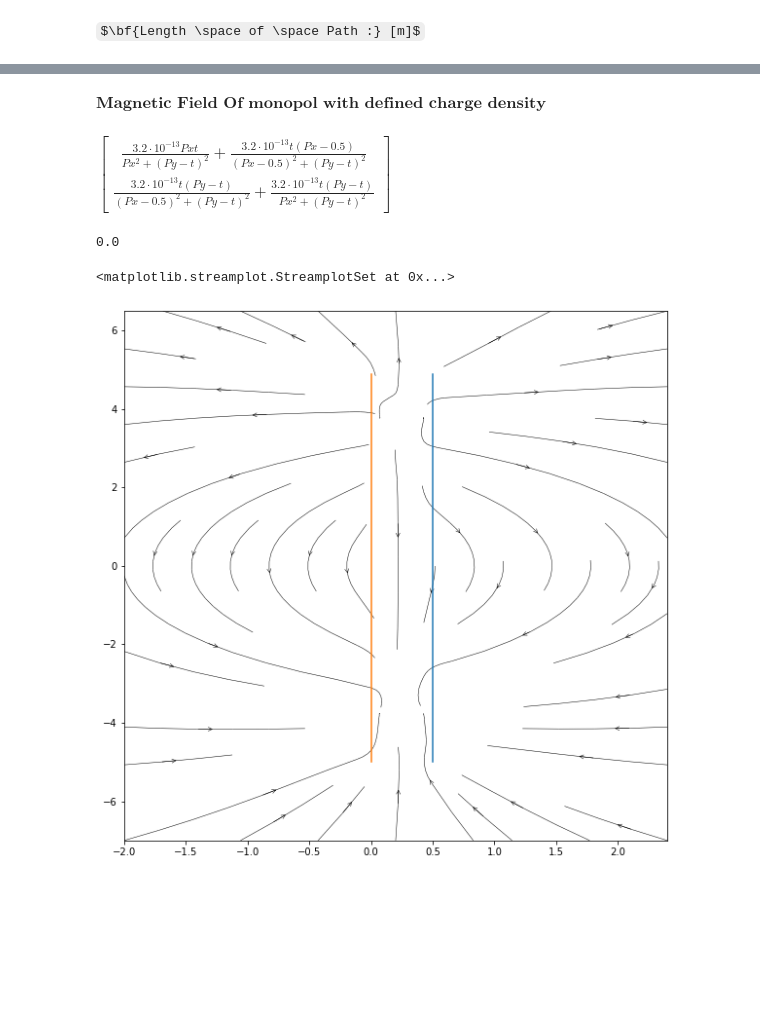
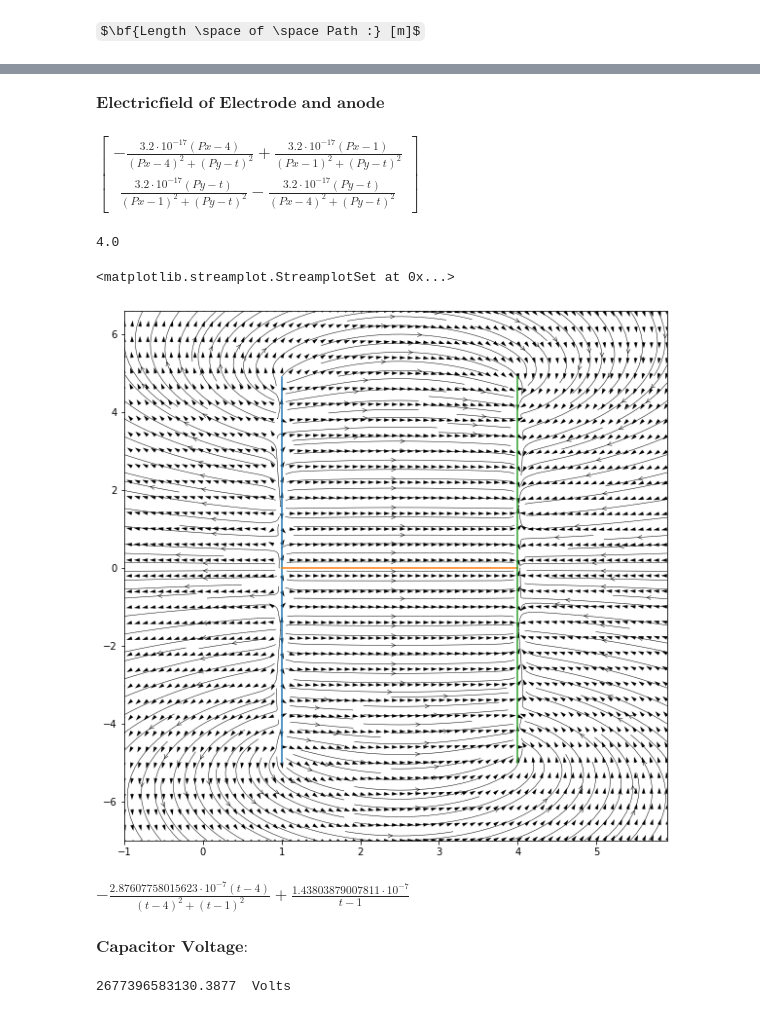
Before and after one commit to invisibleverity200/Elektrotechnik, a Jupyter notebook: ElectricField.ipynb, the cells around one changed output, grey strips where cells are left out. Drawn from its saved outputs; the diff is of its cells as text; code cells hidden in the pictures; some formulas as TeX source; blank space fills up the shorter version.

```diff
--- a/ElectricField.ipynb
+++ b/ElectricField.ipynb
@@ -383,29 +381,35 @@ integrateScipy.quad(arclengthValue,startT, endT)[0]
-# %% [markdown]
-$\textbf{Magnetic Field Of monopol with defined charge density}$
+# %% [markdown]
+$\textbf{Electricfield of Electrode and anode}$
 # %%
-pathX, pathY,pathX2,pathY2, Px, Py, dQ, t = symbols('pathX pathY pathX2 pathY2 Px Py dQ t', real=True)
+pathX, pathY,pathX2,pathY2, Px, Py, dQ,dQ2, t = symbols('pathX pathY pathX2 pathY2 Px Py dQ dQ2 t', real=True)
 
 
-dQ = 1.6e-16*2000 * t
-pathX = 0.5
+dQ = 1.6e-19*200
+dQ2 = -1.6e-19*200
+pathX = 1
 pathY = t
-pathX2 = 0
+pathX2 = 4
 pathY2 = t
 
 P = Matrix([Px,Py])
 S = Matrix([pathX, pathY])
 S2 = Matrix([pathX2,pathY2])
+workPath = Matrix([t,0])
 
-chargeIntergral = ((dQ/ (P-S).norm()**2 * (P-S)) * simplify(diff(S,t)).norm()) + ((dQ/ (P-S2).norm()**2 * (P-S2)) * simplify(diff(S2,t)).norm())
+chargeIntergral = ((dQ/ (P-S).norm()**2 * (P-S)) * simplify(diff(S,t)).norm()) + ((dQ2/ (P-S2).norm()**2 * (P-S2)) * simplify(diff(S2,t)).norm())
 chargeIntergralX = lambdify((t,Px,Py),chargeIntergral[0],modules='scipy')
 chargeIntergralY = lambdify((t,Px,Py),chargeIntergral[1],modules='scipy')
+deltaWorkPath = diff(workPath,t)
 
 chargeIntergral
 # %% [output]
-$\displaystyle \left[\begin{matrix}\frac{3.2 \cdot 10^{-13} Px t}{Px^{2} + \left(Py - t\right)^{2}} + \frac{3.2 \cdot 10^{-13} t \left(Px - 0.5\right)}{\left(Px - 0.5\right)^{2} + \left(Py - t\right)^{2}}\\\frac{3.2 \cdot 10^{-13} t \left(Py - t\right)}{\left(Px - 0.5\right)^{2} + \left(Py - t\right)^{2}} + \frac{3.2 \cdot 10^{-13} t \left(Py - t\right)}{Px^{2} + \left(Py - t\right)^{2}}\end{matrix}\right]$
+$\displaystyle \left[\begin{matrix}- \frac{3.2 \cdot 10^{-17} \left(Px - 4\right)}{\left(Px - 4\right)^{2} + \left(Py - t\right)^{2}} + \frac{3.2 \cdot 10^{-17} \left(Px - 1\right)}{\left(Px - 1\right)^{2} + \left(Py - t\right)^{2}}\\\frac{3.2 \cdot 10^{-17} \left(Py - t\right)}{\left(Px - 1\right)^{2} + \left(Py - t\right)^{2}} - \frac{3.2 \cdot 10^{-17} \left(Py - t\right)}{\left(Px - 4\right)^{2} + \left(Py - t\right)^{2}}\end{matrix}\right]$
 # %%
 startT = -5
 endT = 5
+
+startPath = 1
+endPath = 4
 
 def integrateNum(X,Y):
     resX, resY = np.meshgrid(np.linspace(0,1,num=len(X[0])),np.linspace(0,1,num=len(Y)))
@@ -420,34 +424,60 @@ initI = np.ones(len(tI))
 
 pathXG,pathYG,pathXG2,pathYG2 = initI,initI,initI,initI
 
 pathXG = lambdify((t),pathX)(tI)
 pathYG =  lambdify((t),pathY)(tI)
 
 pathXG2 = lambdify((t),pathX2)(tI)
 pathYG2 =  lambdify((t),pathY2)(tI)
 
 pathXG = pathXG if type(pathXG).__module__ == np.__name__ else initI*pathXG
 pathYG = pathYG if type(pathYG).__module__ == np.__name__ else initI*pathYG
 pathXG2 = pathXG2 if type(pathXG2).__module__ == np.__name__ else initI*pathXG2
 pathYG2 = pathYG2 if type(pathYG2).__module__ == np.__name__ else initI*pathYG2
 
 print(np.min(pathXG2))
-X,Y = np.meshgrid(np.arange(min(min(pathXG),min(pathXG2))-2,max(max(pathXG),max(pathXG2))+2,.1),np.arange(min(min(pathYG),min(pathYG2))-2,max(max(pathYG),max(pathYG2))+2,.5))
+X,Y = np.meshgrid(np.arange(min(min(pathXG),min(pathXG2))-2,max(max(pathXG),max(pathXG2))+2,0.1),np.arange(min(min(pathYG),min(pathYG2))-2,max(max(pathYG),max(pathYG2))+2,0.4))
 
 electricfield = (1/(4*3.14159265359*8.854e-12)) * integrateNum(X,Y)
 
 plt.figure(figsize=(10,10))
 
 ax = plt.subplot()
 
 electricXNorm = electricfield[0] / np.sqrt(electricfield[0]**2 + electricfield[1]**2)
 electricYNorm = electricfield[1] / np.sqrt(electricfield[0]**2 + electricfield[1]**2)
 
+workPathNum = lambdify((t),workPath)
+
 ax.quiver(X,Y,electricXNorm,electricYNorm)
 ax.plot(pathXG,pathYG)
+
+tWorkI = np.arange(startPath, endPath+0.1, 0.1)
+ax.plot(workPathNum(tWorkI)[0][0],np.zeros(len(tWorkI)))
+
 ax.plot(pathXG2,pathYG2)
-#ax.streamplot(X,Y,electricXNorm,electricYNorm, color='black', linewidth=0.5, cmap=plt.cm.inferno,density=.5, arrowstyle='->', arrowsize=1)
+ax.streamplot(X,Y,electricXNorm,electricYNorm, color='black', linewidth=0.5, cmap=plt.cm.inferno,density=2, arrowstyle='->', arrowsize=1)
 # %% [output]
-0.0
+4.0
 <matplotlib.streamplot.StreamplotSet at 0x...>
-[figure, old version]
+[figure, new version]
+# %%
+P = Matrix([t,1])
+
+chargeIntergral = ((dQ/ (P-S).norm()**2 * (P-S)) * simplify(diff(S,t)).norm()) + ((dQ2/ (P-S2).norm()**2 * (P-S2)) * simplify(diff(S2,t)).norm())
+
+integrandWorkPath = (1/(4*np.pi*8.854e-12)*chargeIntergral).dot(deltaWorkPath)
+integrandWorkPath
+# %% [output]
+$\displaystyle - \frac{2.87607758015623 \cdot 10^{-7} \left(t - 4\right)}{\left(t - 4\right)^{2} + \left(t - 1\right)^{2}} + \frac{1.43803879007811 \cdot 10^{-7}}{t - 1}$
+# %% [markdown]
+$\textbf{Capacitor Voltage:}$
+# %%
+import scipy.integrate as integrateScipy
+
+
+integralNum = lambdify(t,simplify(integrandWorkPath),modules='scipy')
+
+print(np.abs(integrateScipy.quad(integralNum,startT+1,endT)[0]) / 1.6e-19, " Volts")
+# %% [output]
+2677396583130.3877  Volts
```
Also changed, not shown: parts of 3 cells of this notebook.
